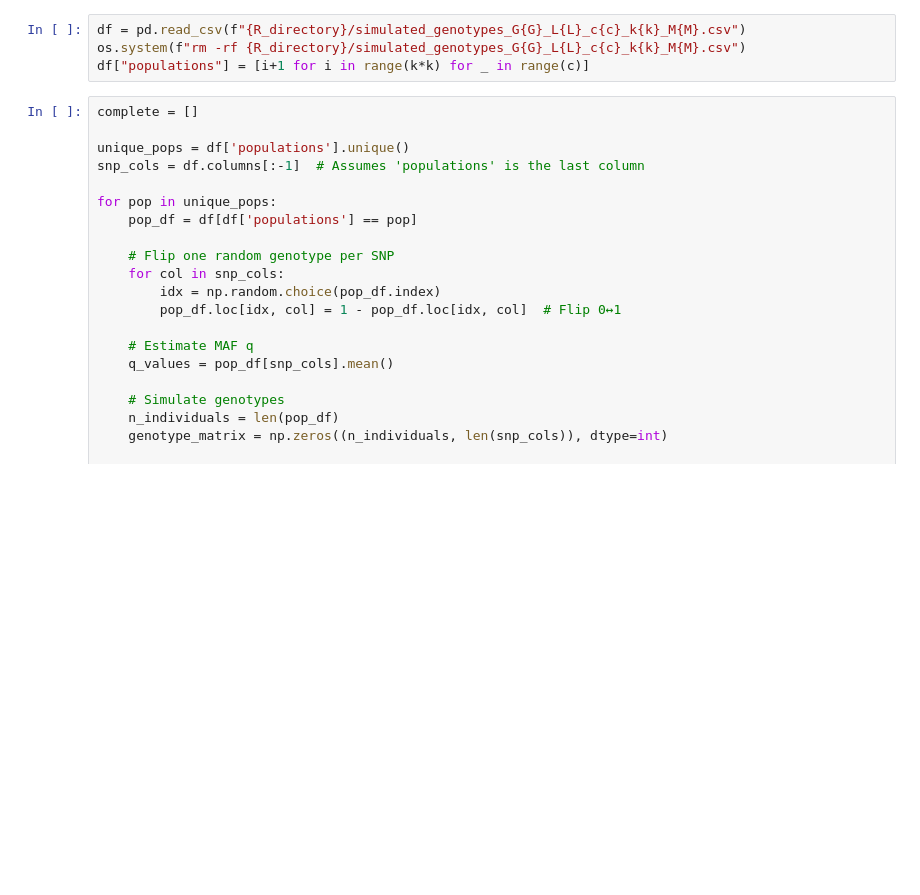
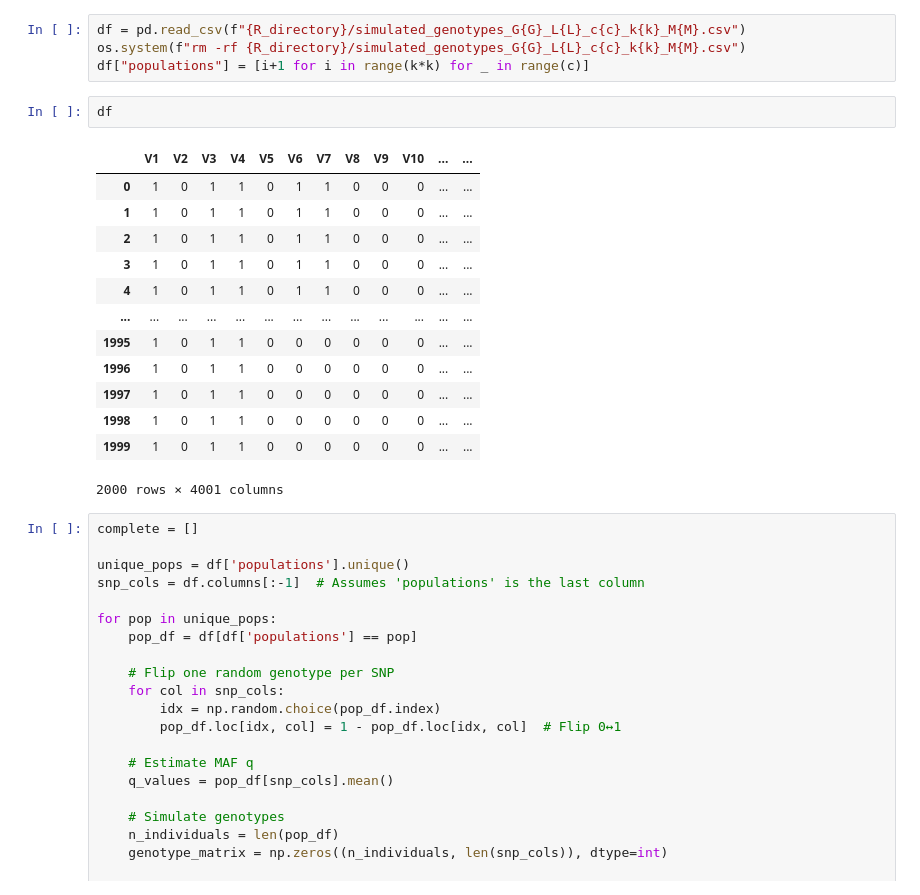
Before and after one commit to mat2m10/chasm, a Jupyter notebook: notebooks/linear_simulation_notebooks/01 Create Admixted Genotype Data.ipynb, the cells around one changed output. Drawn from its saved outputs; the diff is of its cells as text; blank space fills up the shorter version.

```diff
--- a/notebooks/linear_simulation_notebooks/01 Create Admixted Genotype Data.ipynb
+++ b/notebooks/linear_simulation_notebooks/01 Create Admixted Genotype Data.ipynb
@@ -98,6 +98,22 @@ result = subprocess.run(['Rscript', '-e', r_script], capture_output=True, text=T
 df = pd.read_csv(f"{R_directory}/simulated_genotypes_G{G}_L{L}_c{c}_k{k}_M{M}.csv")
 os.system(f"rm -rf {R_directory}/simulated_genotypes_G{G}_L{L}_c{c}_k{k}_M{M}.csv")
 df["populations"] = [i+1 for i in range(k*k) for _ in range(c)]
+# %%
+df
+# %% [output]
+|  | V1 | V2 | V3 | V4 | V5 | V6 | V7 | V8 | V9 | V10 | ... | ... |
+| 0 | 1 | 0 | 1 | 1 | 0 | 1 | 1 | 0 | 0 | 0 | ... | ... |
+| 1 | 1 | 0 | 1 | 1 | 0 | 1 | 1 | 0 | 0 | 0 | ... | ... |
+| 2 | 1 | 0 | 1 | 1 | 0 | 1 | 1 | 0 | 0 | 0 | ... | ... |
+| 3 | 1 | 0 | 1 | 1 | 0 | 1 | 1 | 0 | 0 | 0 | ... | ... |
+| 4 | 1 | 0 | 1 | 1 | 0 | 1 | 1 | 0 | 0 | 0 | ... | ... |
+| ... | ... | ... | ... | ... | ... | ... | ... | ... | ... | ... | ... | ... |
+| 1995 | 1 | 0 | 1 | 1 | 0 | 0 | 0 | 0 | 0 | 0 | ... | ... |
+| 1996 | 1 | 0 | 1 | 1 | 0 | 0 | 0 | 0 | 0 | 0 | ... | ... |
+| 1997 | 1 | 0 | 1 | 1 | 0 | 0 | 0 | 0 | 0 | 0 | ... | ... |
+| 1998 | 1 | 0 | 1 | 1 | 0 | 0 | 0 | 0 | 0 | 0 | ... | ... |
+| 1999 | 1 | 0 | 1 | 1 | 0 | 0 | 0 | 0 | 0 | 0 | ... | ... |
+2000 rows × 4001 columns
 # %%
 complete = []
 
```
